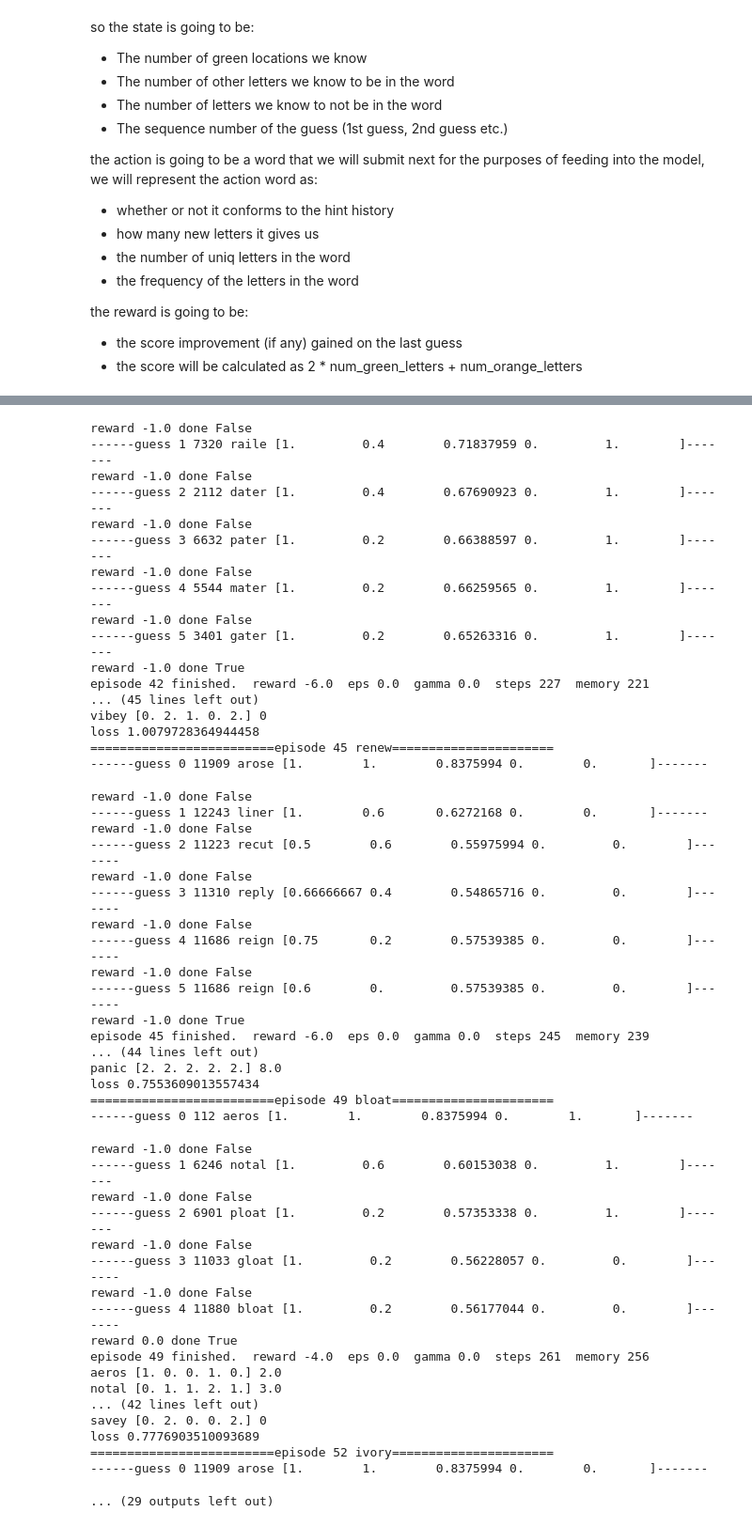
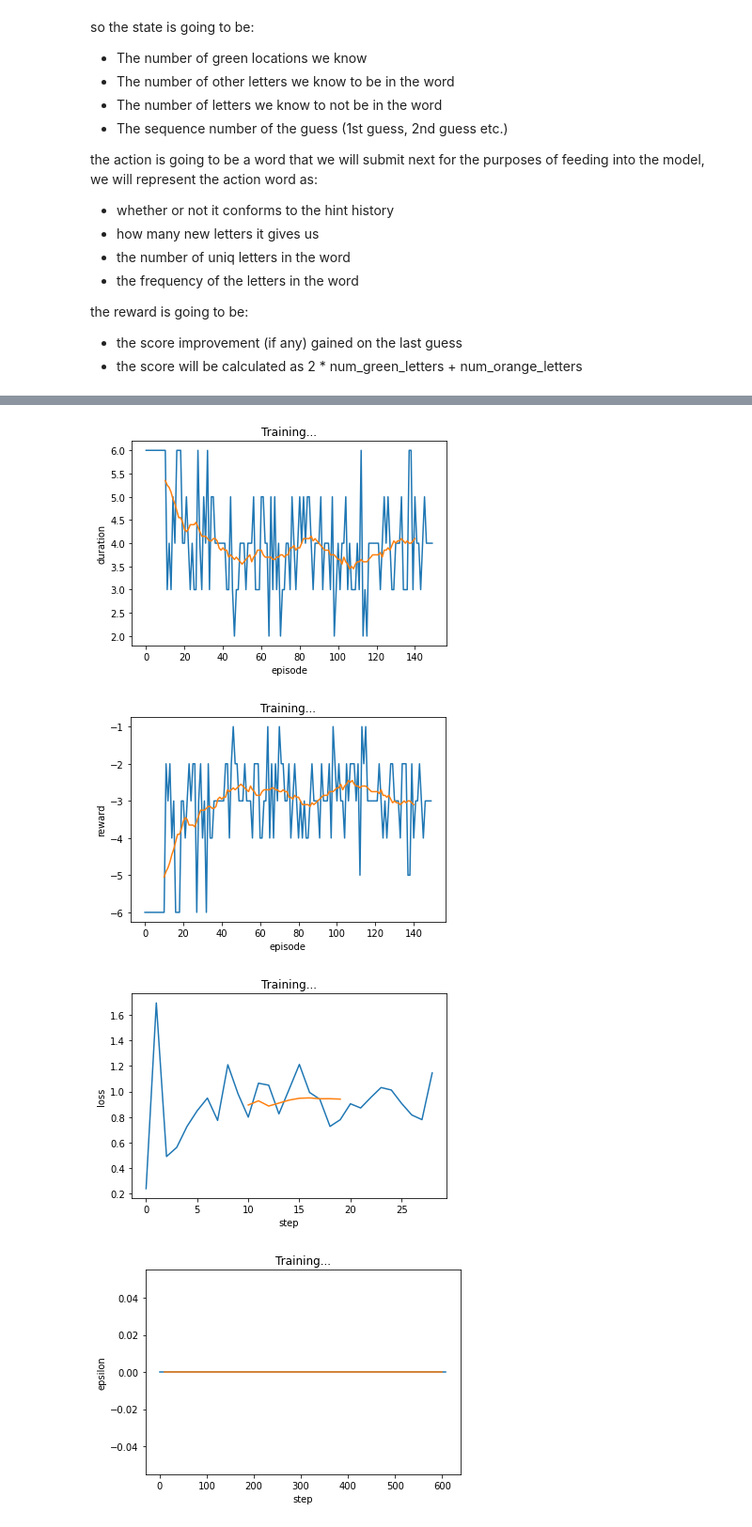
Before and after one commit to kbb29/wordle-solver, a Jupyter notebook: QLearn.ipynb, the cells around one changed output, grey strips where cells are left out. Shown at 94% size. Saved outputs shown, nothing was run; the diff lists cells and outputs as text; code cells hidden in the pictures.

```diff
--- a/QLearn.ipynb
+++ b/QLearn.ipynb
@@ -303,10 +311,11 @@ def run_experiment(model=ModelConfig(name='naive', startword=None, target_list_o
                    num_episodes=128,
                    eps=[0.9, 0.05, 200],
                    value_function=ValueConfig(name='reward',gamma=[0.0, 1.0, 200]),
-                   training=TrainConfig(clear_memory=False, batch_size=128, train_interval=128)):
-    torch.manual_seed(0)
-    random.seed(0)
-    np.random.seed(0)
+                   training=TrainConfig(clear_memory=False, batch_size=128, train_interval=128),
+                   seed=0):
+    torch.manual_seed(seed)
+    random.seed(seed)
+    np.random.seed(seed)
     EPS_START = eps[0]
     EPS_END = eps[1]
     EPS_DECAY = eps[2]
@@ -350,11 +359,13 @@ def run_experiment(model=ModelConfig(name='naive', startword=None, target_list_o
             gammas.append(GAMMA)
             steps_done += 1
             # Select and perform an action
-            #print(state, actions)
+            #print(state)
             action_idx = select_action(policy_net, state, actions, eps)
             selected_action = actions[action_idx]
+            #print(action_idx, selected_action)
             guesses.append(env.word_from_index(action_idx))
             print(f'------guess {t} {action_idx} {guesses[-1]} {selected_action}-------')
+
             history, reward, done = env.step_by_index(action_idx)
             #here next_state == env.history
             if not done:
@@ -385,7 +396,7 @@ def run_experiment(model=ModelConfig(name='naive', startword=None, target_list_o
                         score = max(0, scores[i] - scores[0:i].max())
                     print(f'{guesses[i]} {history[i]} {score}')
 
-                    memory.push(tr[0], tr[1], score)
+                    memory.push(tr[0], tr[1], [score])
 
                 # If we have gathered enough data, Perform one step of the optimization (on the policy network)
                 if len(memory) >= training.batch_size \
@@ -406,12 +417,14 @@ def run_experiment(model=ModelConfig(name='naive', startword=None, target_list_o
 #plt.ioff()
 #plt.show()
 # %%
+
 plot_all(*run_experiment(
     model=ModelConfig(name='linear'),
     value_function=ValueConfig(name='hybrid', gamma=[0.0, 0.0, 200]),
     eps=[0.0, 0.0, 400],
     num_episodes=150,
-    training=TrainConfig(train_interval=16, batch_size=64, clear_memory=False, lr=0.07)
+    training=TrainConfig(train_interval=16, batch_size=64, clear_memory=False, lr=0.07),
+    seed=0
     ))
 # %% [output]
 pn params [Parameter containing:
@@ -570,52 +447,4 @@ loss 0.9323248863220215
-reward -1.0 done False
-------guess 1 7320 raile [1.         0.4        0.71837959 0.         1.        ]-------
-reward -1.0 done False
-------guess 2 2112 dater [1.         0.4        0.67690923 0.         1.        ]-------
-reward -1.0 done False
-------guess 3 6632 pater [1.         0.2        0.66388597 0.         1.        ]-------
-reward -1.0 done False
-------guess 4 5544 mater [1.         0.2        0.66259565 0.         1.        ]-------
-reward -1.0 done False
-------guess 5 3401 gater [1.         0.2        0.65263316 0.         1.        ]-------
-reward -1.0 done True
-episode 42 finished.  reward -6.0  eps 0.0  gamma 0.0  steps 227  memory 221
-... (45 lines left out)
-vibey [0. 2. 1. 0. 2.] 0
-loss 1.0079728364944458
-=========================episode 45 renew======================
-------guess 0 11909 arose [1.        1.        0.8375994 0.        0.       ]-------
-reward -1.0 done False
-------guess 1 12243 liner [1.        0.6       0.6272168 0.        0.       ]-------
-reward -1.0 done False
-------guess 2 11223 recut [0.5        0.6        0.55975994 0.         0.        ]-------
-reward -1.0 done False
-------guess 3 11310 reply [0.66666667 0.4        0.54865716 0.         0.        ]-------
-reward -1.0 done False
-------guess 4 11686 reign [0.75       0.2        0.57539385 0.         0.        ]-------
-reward -1.0 done False
-------guess 5 11686 reign [0.6        0.         0.57539385 0.         0.        ]-------
-reward -1.0 done True
-episode 45 finished.  reward -6.0  eps 0.0  gamma 0.0  steps 245  memory 239
-... (44 lines left out)
-panic [2. 2. 2. 2. 2.] 8.0
-loss 0.7553609013557434
-=========================episode 49 bloat======================
-------guess 0 112 aeros [1.        1.        0.8375994 0.        1.       ]-------
-reward -1.0 done False
-------guess 1 6246 notal [1.         0.6        0.60153038 0.         1.        ]-------
-reward -1.0 done False
-------guess 2 6901 ploat [1.         0.2        0.57353338 0.         1.        ]-------
-reward -1.0 done False
-------guess 3 11033 gloat [1.         0.2        0.56228057 0.         0.        ]-------
-reward -1.0 done False
-------guess 4 11880 bloat [1.         0.2        0.56177044 0.         0.        ]-------
-reward 0.0 done True
-episode 49 finished.  reward -4.0  eps 0.0  gamma 0.0  steps 261  memory 256
-aeros [1. 0. 0. 1. 0.] 2.0
-notal [0. 1. 1. 2. 1.] 3.0
-... (42 lines left out)
-savey [0. 2. 0. 0. 2.] 0
-loss 0.7776903510093689
-=========================episode 52 ivory======================
-------guess 0 11909 arose [1.        1.        0.8375994 0.        0.       ]-------
-... (29 outputs left out)
+[figure, added]
+[figure, added]
+[figure, added]
+[figure, added]
```
Also changed, not shown: parts of 4 cells of this notebook, 2 other files.
